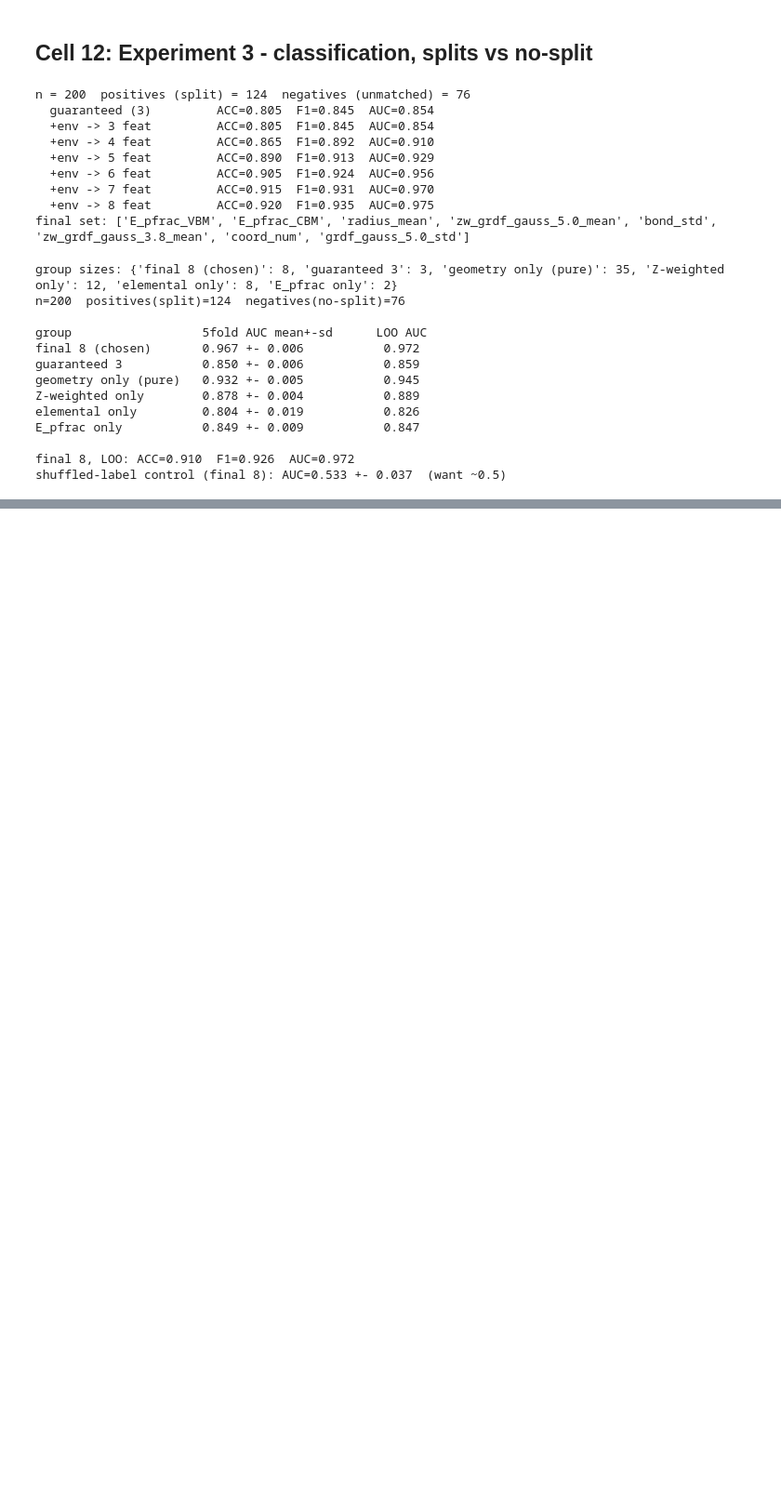
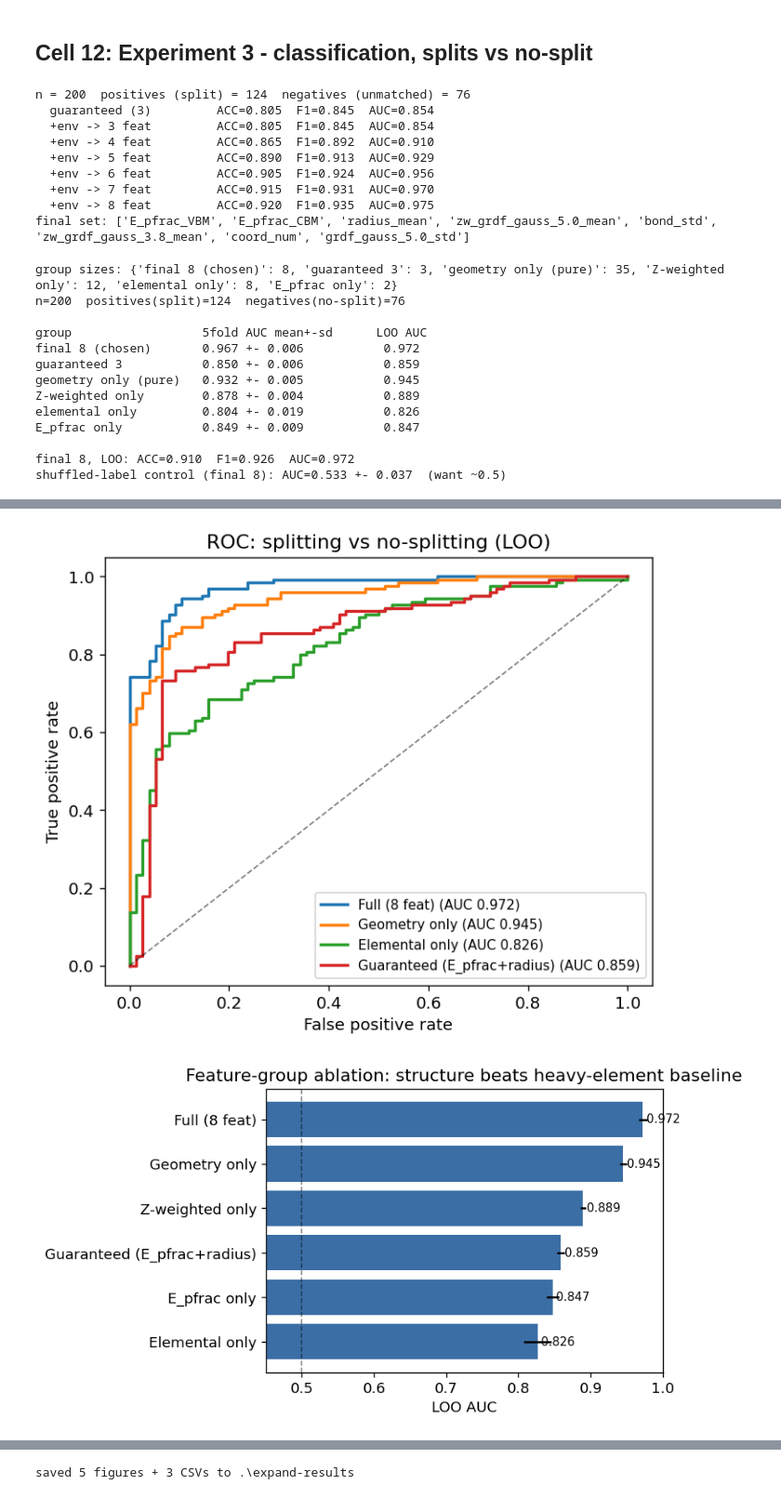
Before and after one commit to bulia-keshav/Rashba-DDP, a Jupyter notebook: environment/nb_expand_dataset.ipynb, the cells around one changed output, grey strips where cells are left out. Shown at 93% size. Saved outputs shown, nothing was run; the diff lists cells and outputs as text; code cells hidden in the pictures; blank space fills up the shorter version.

```diff
--- a/environment/nb_expand_dataset.ipynb
+++ b/environment/nb_expand_dataset.ipynb
@@ -475,0 +614,43 @@ shuffled-label control (final 8): AUC=0.533 +- 0.037  (want ~0.5)
+# %%
+# ===== CELL B: report figures (run after Cell A) =====
+import matplotlib.pyplot as plt
+plt.rcParams.update({"figure.dpi":120,"savefig.dpi":300,"font.size":11})
+
+fig,ax=plt.subplots(figsize=(6,5))
+for name in ["Full (8 feat)","Geometry only","Elemental only","Guaranteed (E_pfrac+radius)"]:
+    if name in group_proba:
+        fpr,tpr,_=roc_curve(y,group_proba[name])
+        ax.plot(fpr,tpr,lw=2,label=f"{name} (AUC {roc_auc_score(y,group_proba[name]):.3f})")
+ax.plot([0,1],[0,1],"k--",lw=1,alpha=.5); ax.set_xlabel("False positive rate"); ax.set_ylabel("True positive rate")
+ax.set_title("ROC: splitting vs no-splitting (LOO)"); ax.legend(loc="lower right",fontsize=9)
+fig.tight_layout(); fig.savefig(os.path.join(RESULTS_DIR,"fig_roc.png")); plt.show()
+
+fig,ax=plt.subplots(figsize=(7,4)); r=res.sort_values("auc_loo")
+ax.barh(r["group"],r["auc_loo"],xerr=r["auc_5f_sd"],color="#3b6ea5")
+for i,v in enumerate(r["auc_loo"]): ax.text(v+0.005,i,f"{v:.3f}",va="center",fontsize=9)
+ax.axvline(0.5,color="k",ls="--",lw=1,alpha=.5); ax.set_xlim(0.45,1.0); ax.set_xlabel("LOO AUC")
+ax.set_title("Feature-group ablation: structure beats heavy-element baseline")
+fig.tight_layout(); fig.savefig(os.path.join(RESULTS_DIR,"fig_group_auc.png")); plt.show()
+
+fig,ax=plt.subplots(figsize=(4.2,4)); ax.imshow(cm,cmap="Blues")
+for i in range(2):
+    for j in range(2):
+        ax.text(j,i,cm[i,j],ha="center",va="center",fontsize=14,color="white" if cm[i,j]>cm.max()/2 else "black")
+ax.set_xticks([0,1]); ax.set_xticklabels(["no-split","split"]); ax.set_yticks([0,1]); ax.set_yticklabels(["no-split","split"])
+ax.set_xlabel("Predicted"); ax.set_ylabel("True"); ax.set_title("Confusion matrix (final 8, LOO)")
+fig.tight_layout(); fig.savefig(os.path.join(RESULTS_DIR,"fig_confusion.png")); plt.show()
+
+fig,ax=plt.subplots(figsize=(6.5,4)); imp.sort_values().plot.barh(ax=ax,color="#c0504d")
+ax.set_xlabel("XGBoost importance (gain)"); ax.set_title("Feature importance (final 8)")
+fig.tight_layout(); fig.savefig(os.path.join(RESULTS_DIR,"fig_importance.png")); plt.show()
+
+fig,ax=plt.subplots(figsize=(6,4)); ax.plot(abl_df["n"],abl_df["auc_5f"],"o-",color="#4f8a4f")
+for _,row in abl_df.iterrows():
+    ax.annotate(row["added"],(row["n"],row["auc_5f"]),fontsize=7,rotation=30,xytext=(0,6),textcoords="offset points")
+ax.set_xlabel("number of features"); ax.set_ylabel("5-fold AUC"); ax.set_title("Forward selection: AUC vs feature count")
+ax.grid(alpha=.3); fig.tight_layout(); fig.savefig(os.path.join(RESULTS_DIR,"fig_ablation.png")); plt.show()
+
+print("saved 5 figures + 3 CSVs to", RESULTS_DIR)
+# %% [output]
+[figure, added]
+[figure, added]
@@ -475,0 +660 @@ shuffled-label control (final 8): AUC=0.533 +- 0.037  (want ~0.5)
+saved 5 figures + 3 CSVs to .\expand-results
```
Also changed, not shown: parts of 2 cells of this notebook.
